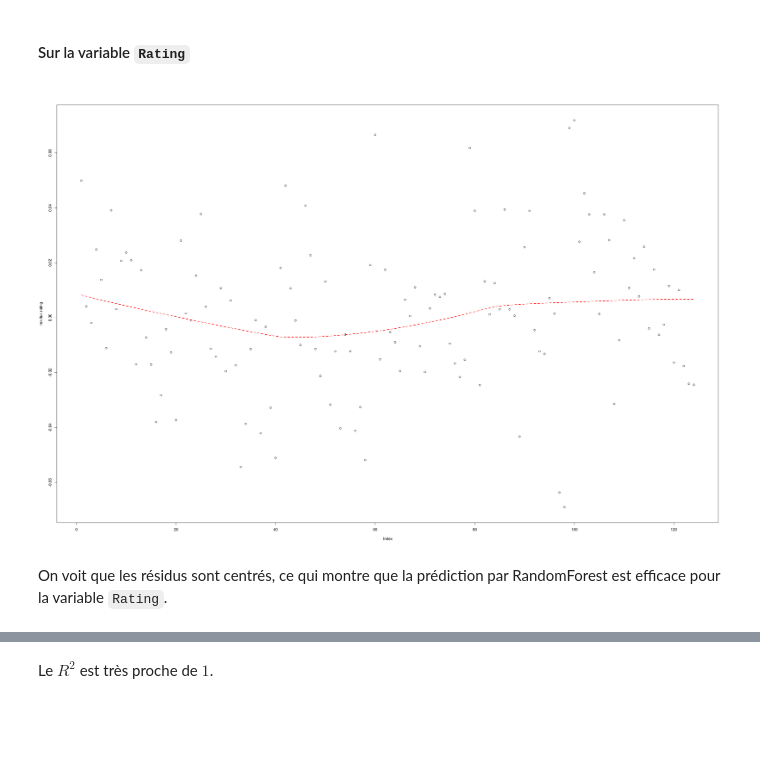
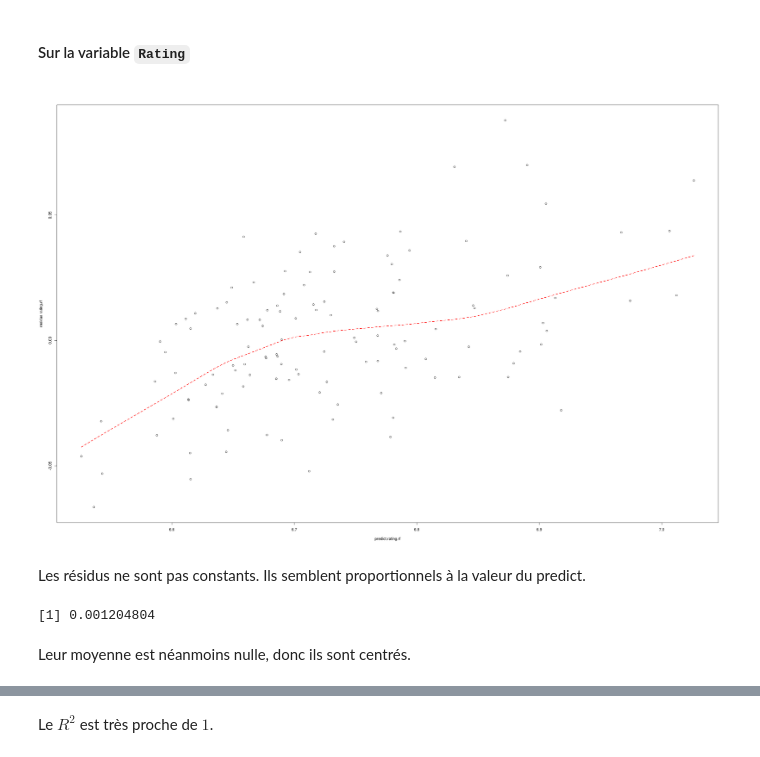
Before and after one commit to CamilleBichet/Projet_Foot_5A, a Jupyter notebook: Machine_Learning.ipynb, the cells around one changed output, grey strips where cells are left out. Drawn from its saved outputs; the diff is of its cells as text; code cells hidden in the pictures; blank space fills up the shorter version.

```diff
--- a/Machine_Learning.ipynb
+++ b/Machine_Learning.ipynb
@@ -163,14 +165,20 @@ Pour le paramètre `cp`, en dessous de 0.001 on ne voit plus la différence dans
 # %% [markdown]
 #### Sur la variable `Rating`
 # %%
-predict.rating = predict(foot.rf, data)
+predict.rating.rf = predict(foot.rf, data)
 # %%
-residus.rating = data_tot$Rating - predict.rating
+residus.rating.rf = data_tot$Rating - predict.rating.rf
 # %%
-plot(residus.rating)
-lines(lowess(seq(1,length(residus.rating)),residus.rating), col = 2, lty = 2, lwd = 2)
+plot(predict.rating.rf, residus.rating.rf)
+lines(lowess(predict.rating.rf, residus.rating.rf), col = 2, lty = 2, lwd = 2)
 # %% [output]
-[figure, old version]
+[figure, new version]
-# %% [markdown]
-On voit que les résidus sont centrés, ce qui montre que la prédiction par RandomForest est efficace pour la variable `Rating`.
+# %% [markdown]
+Les résidus ne sont pas constants. Ils semblent proportionnels à la valeur du predict.
+# %%
+mean(residus.rating.rf)
+# %% [output]
+[1] 0.001204804
+# %% [markdown]
+Leur moyenne est néanmoins nulle, donc ils sont centrés.
 # %%
```
Also changed, not shown: parts of 21 cells of this notebook.
